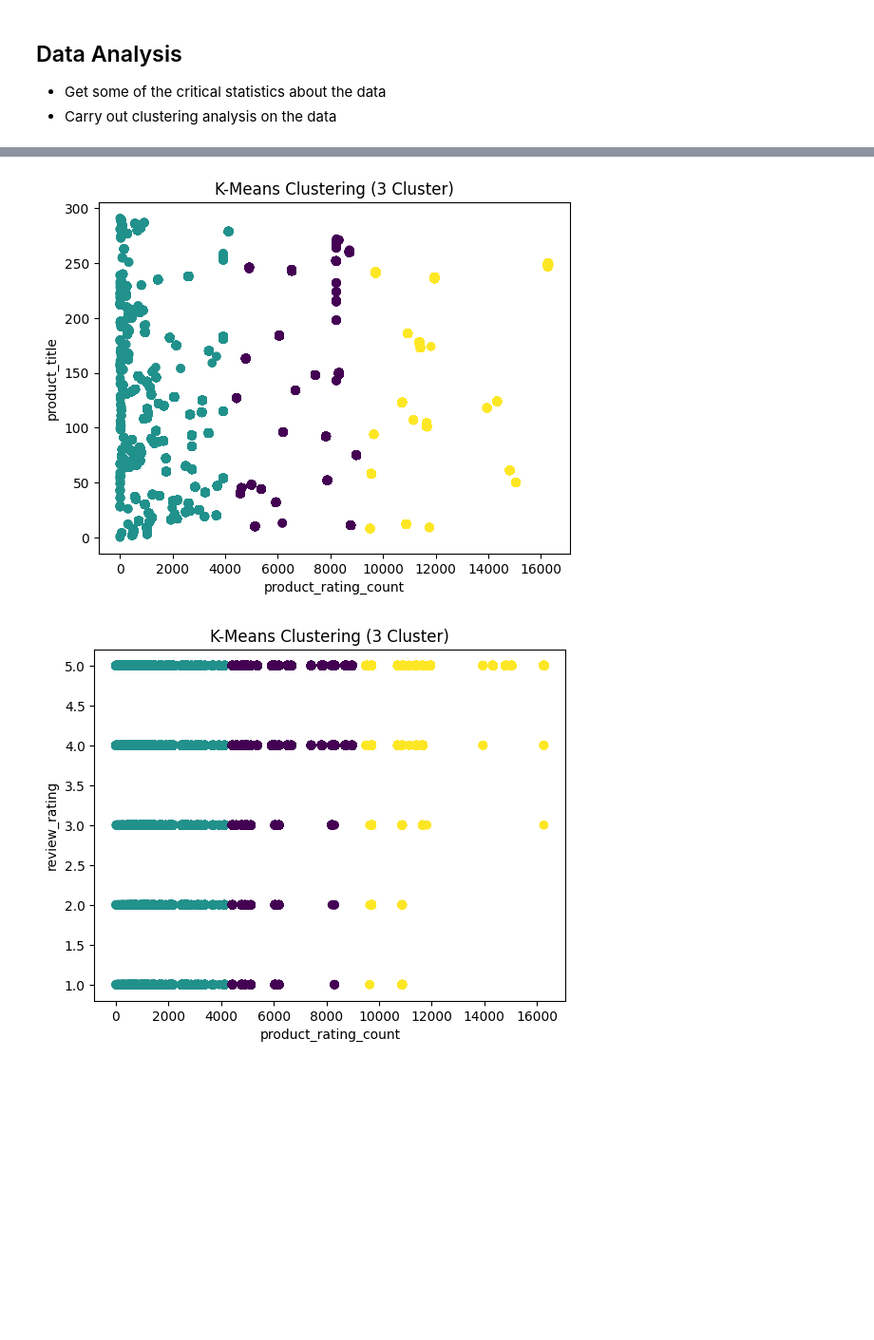
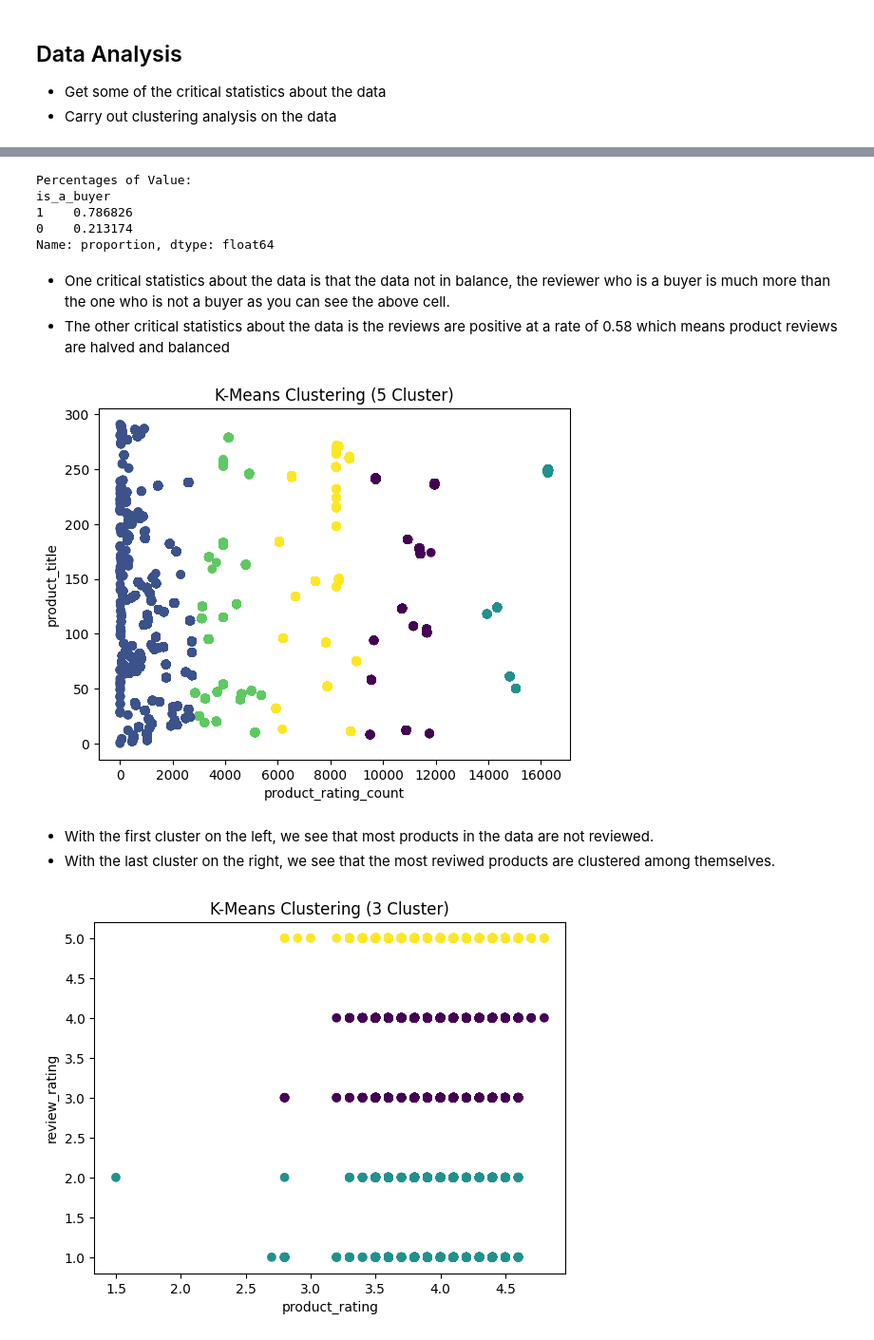
Before and after one commit to MertKilincer/Customer_Verify_Classification, a Jupyter notebook: project.ipynb, the cells around one changed output, grey strips where cells are left out. Shown at 95% size. Drawn from its saved outputs; the diff is of its cells as text; code cells hidden in the pictures; blank space fills up the shorter version.

```diff
--- a/project.ipynb
+++ b/project.ipynb
@@ -497 +495,16 @@ df_dropped
+# %%
+value_counts = df_dropped['is_a_buyer'].value_counts(normalize=True)
+
+# Sonuçları göster
+print("Percentages of Value:")
+print(value_counts)
+# %% [output]
+Percentages of Value:
+is_a_buyer
+1    0.786826
+0    0.213174
+Name: proportion, dtype: float64
+# %% [markdown]
+* One critical statistics about the data is that the data not in balance, the reviewer who is a buyer is much more than the one who is not a buyer as you can see the above cell.
+* The other critical statistics about the data is the reviews are positive at a rate of 0.58 which means product reviews are halved and balanced
 # %%
@@ -514,11 +530,14 @@ def perform_kmeans_clustering(data, feature_columns, n_clusters):
     plt.show()
 # %%
 selected_features = ['product_rating_count', 'product_title']
-perform_kmeans_clustering(df_dropped, selected_features, n_clusters=3)
+perform_kmeans_clustering(df_dropped, selected_features, n_clusters=5)
 # %% [output]
-[figure, old version]
+[figure, new version]
+# %% [markdown]
+* With the first cluster on the left, we see that most products in the data are not reviewed.
+* With the last cluster on the right, we see that the most reviwed products are clustered among themselves.
 # %%
-selected_features = ['product_rating_count', 'review_rating']
+selected_features = ['product_rating', 'review_rating']
 perform_kmeans_clustering(df_dropped, selected_features, n_clusters=3)
 # %% [output]
-[figure, old version]
+[figure, new version]
```
Also changed, not shown: parts of 30 cells of this notebook.
